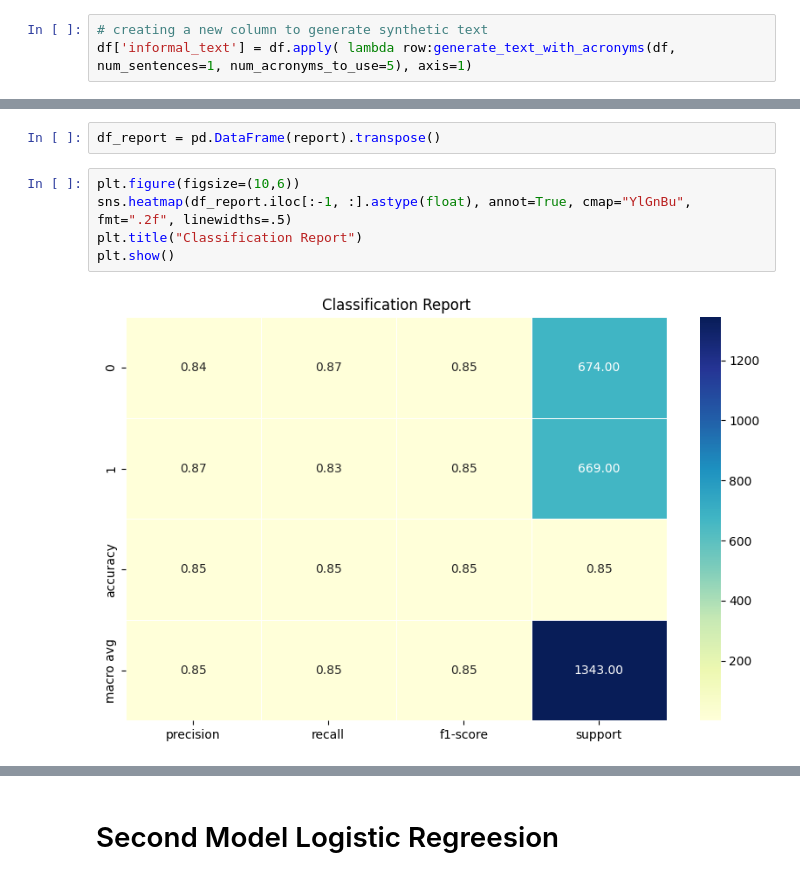
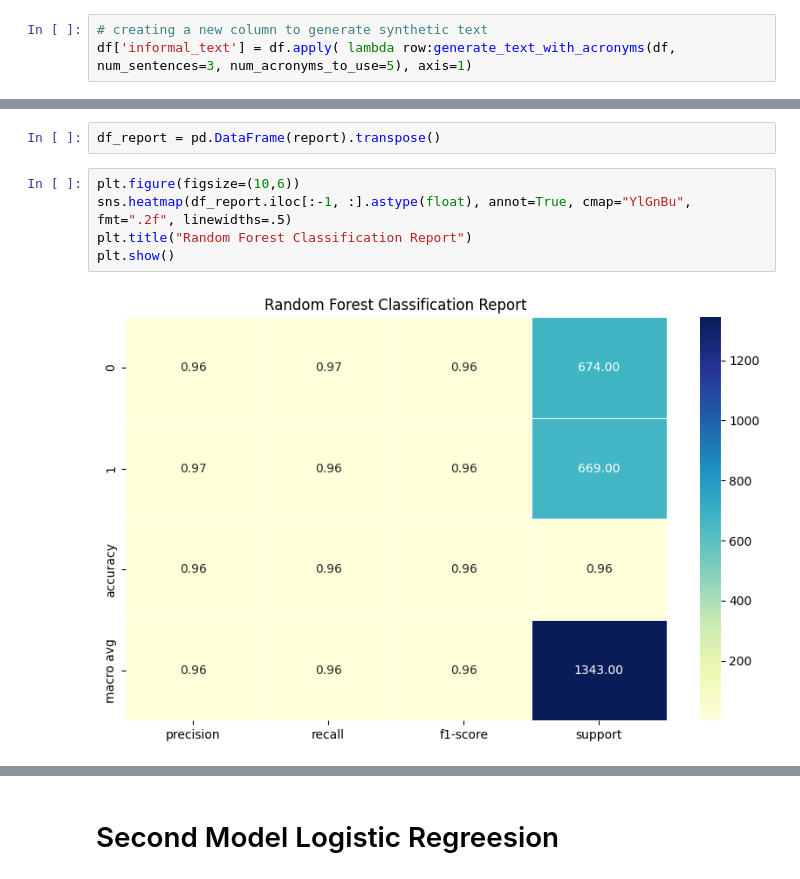
Before and after one commit to Abdoul1996/chat_slang, a Jupyter notebook: chat_slang.ipynb, the cells around one changed output, grey strips where cells are left out. Cells and saved outputs as stored; diff of their text form.

```diff
--- a/chat_slang.ipynb
+++ b/chat_slang.ipynb
@@ -56,6 +59,6 @@ def generate_text_with_acronyms(df, num_sentences=5, num_acronyms_to_use=5):
 # %%
 # creating a new column to generate synthetic text
-df['informal_text'] = df.apply( lambda row:generate_text_with_acronyms(df, num_sentences=1, num_acronyms_to_use=5), axis=1)
+df['informal_text'] = df.apply( lambda row:generate_text_with_acronyms(df, num_sentences=3, num_acronyms_to_use=5), axis=1)
 # %%
 pd.set_option('display.max_colwidth', 255)
 # %%
@@ -160,7 +230,7 @@ df_report = pd.DataFrame(report).transpose()
 # %%
 plt.figure(figsize=(10,6))
 sns.heatmap(df_report.iloc[:-1, :].astype(float), annot=True, cmap="YlGnBu", fmt=".2f", linewidths=.5)
-plt.title("Classification Report")
+plt.title("Random Forest Classification Report")
 plt.show()
 # %% [output]
-[figure, old version]
+[figure, new version]
```
Also changed, not shown: parts of 19 cells of this notebook, 5 other files.
